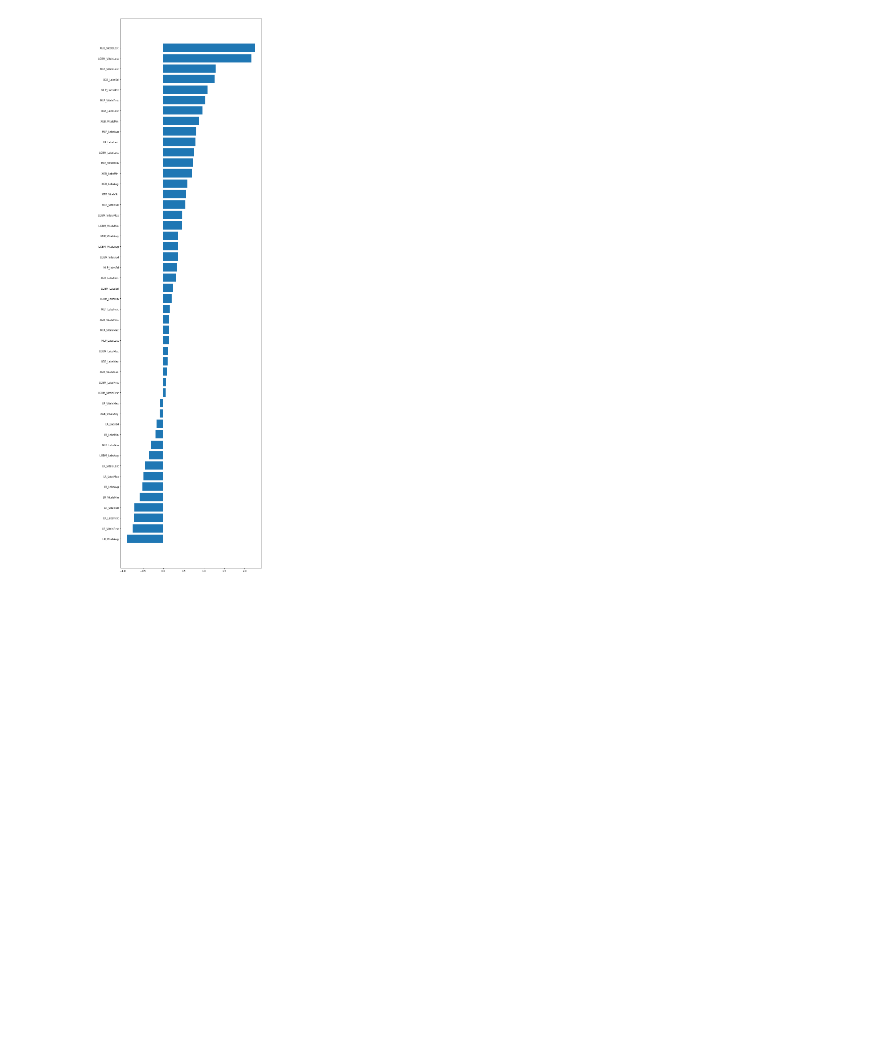
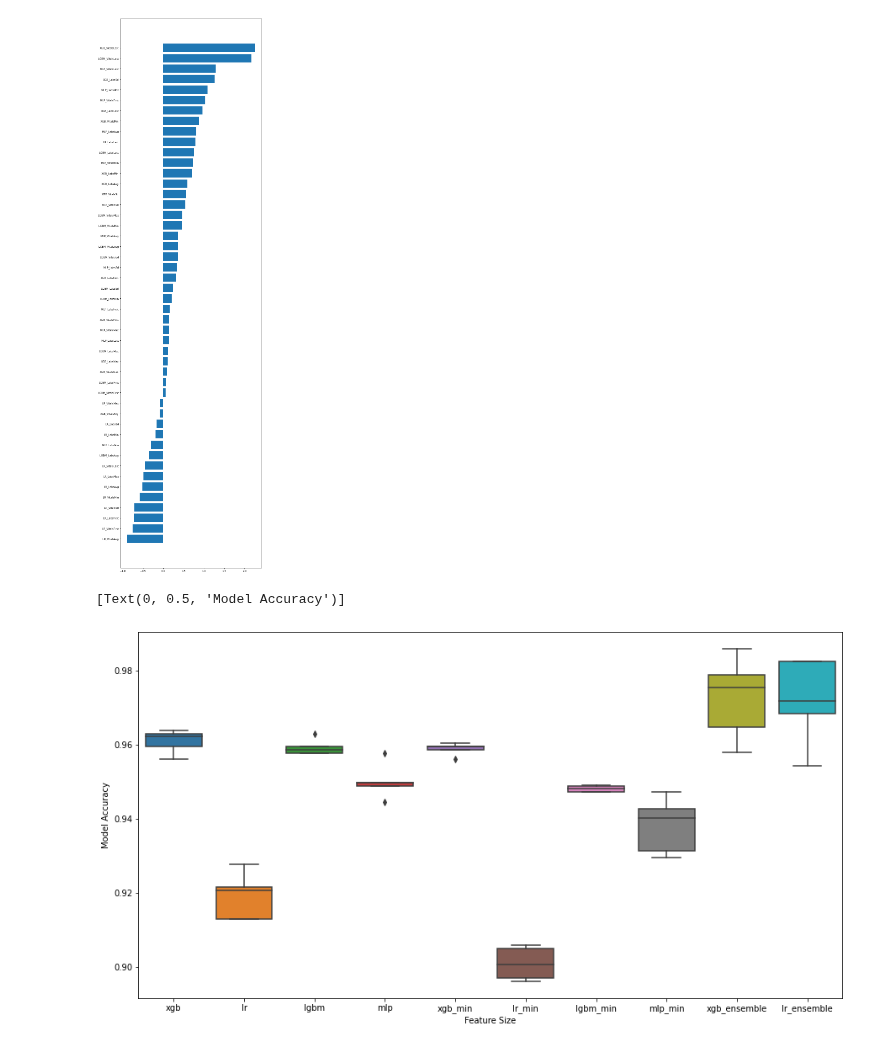
Before and after one commit to ryashpal/ML, a Jupyter notebook: mortality/sepsis_micro/SFS/01.3_ensemble_model.ipynb, the cells around one changed output. Saved outputs shown, nothing was run; the diff lists cells and outputs as text; code cells hidden in the pictures; blank space fills up the shorter version.

```diff
--- a/mortality/sepsis_micro/SFS/01.3_ensemble_model.ipynb
+++ b/mortality/sepsis_micro/SFS/01.3_ensemble_model.ipynb
@@ -482,3 +582,38 @@ plt.barh(y=lrDf.feature, width=lrDf.weight)
 # %% [output]
 <BarContainer object of 48 artists>
 [figure]
+# %%
+import pickle
+
+with open('model_scores.p', 'rb') as fp:
+    scores_dict = pickle.load(fp)
+# %%
+scores_dict['xgb_ensemble'] = xgb_scores
+scores_dict['lr_ensemble'] = lr_scores
+# %%
+labels = []
+accuracy_scores = []
+f1_scores = []
+roc_auc_scores = []
+
+for label, scores in scores_dict.items():
+    labels.append(label)
+    for key, value in scores.items():
+        if key == 'test_accuracy':
+            accuracy_scores.append(value)
+        if key == 'test_f1':
+            f1_scores.append(value)
+        if key == 'test_roc_auc':
+            roc_auc_scores.append(value)
+# %%
+import matplotlib.pyplot as plt
+import seaborn as sns
+
+plt.figure(figsize=(15,8))
+ax = sns.boxplot(data=accuracy_scores)
+ax.set(xticklabels=labels)
+ax.set(xlabel='Feature Size')
+ax.set(ylabel='Model Accuracy')
+# %% [output]
+[Text(0, 0.5, 'Model Accuracy')]
+[figure, added]
```
Also changed, not shown: parts of 18 cells of this notebook, 2 other files.
